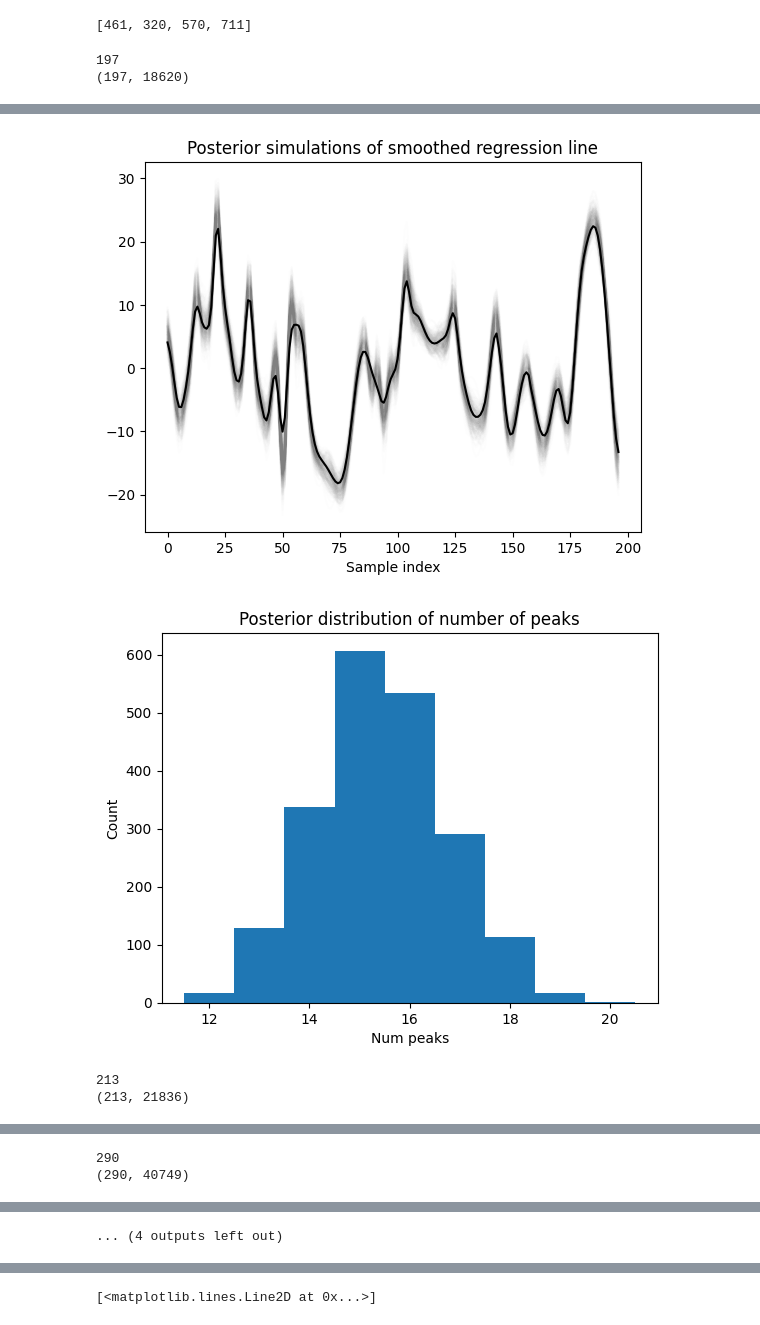
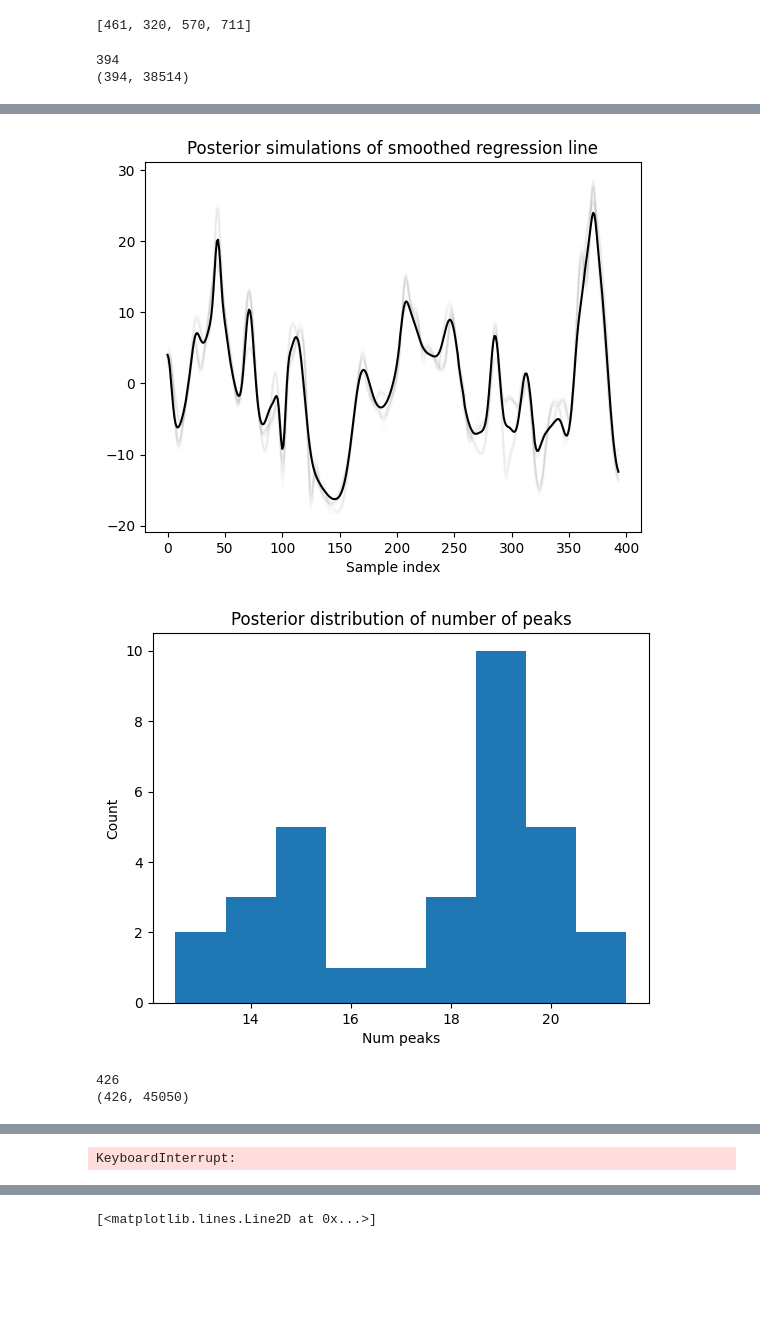
Before and after one commit to angus-lewis/SharkAgeEstimation, a Jupyter notebook: demo.ipynb, the cells around one changed output, grey strips where cells are left out. Cells and saved outputs as stored; diff of their text form; code cells hidden in the pictures; blank space fills up the shorter version.

```diff
--- a/demo.ipynb
+++ b/demo.ipynb
@@ -30,7 +30,7 @@ print(all_elements.head())
 [5 rows x 24 columns]
 # %%
 grey_values = pd.read_csv(data_grey_fn)
-grey_values = grey_values.iloc[::6]
+grey_values = grey_values.iloc[::4]
 print(grey_values)
 # %% [output]
       Distance_(pixels)  Gray_Value  new_pixel  case  cleaned_grey sex
@@ -70,16 +70,16 @@ for i in range(len(grey_array)):
                                      max_bands=max_age,
                                      mortality_rate=mortality_rate,
                                      max_corr=max_corr,
-                                     wavelets=(band_count.denoising.morlet4, band_count.denoising.ricker))
+                                     wavelets=(band_count.denoising.ricker,))
     print(counter.denoiser.dictionary.X.shape)
     # p = counter.plot(filter=False)
     # plt.show()
     p = counter.plot(filter=True)
     plt.show()
 
-    n_sim = 2048
+    n_sim = 32
     locs, counts, smootheds = counter.get_count_distribution(n_sim, True)
-    plt.plot(smootheds.T[:,1::8], color="grey", alpha=10/1000)
+    plt.plot(smootheds.T, color="grey", alpha=10/1000)
     plt.plot(counter.low_freq_smoothed.smoothed, color="black")
     plt.xlabel("Sample index")
     plt.title("Posterior simulations of smoothed regression line")
@@ -92,5 +92,5 @@ for i in range(len(grey_array)):
     plt.title("Posterior distribution of number of peaks")
     plt.show()
 # %% [output]
-197
-(197, 18620)
+394
+(394, 38514)
@@ -98,4 +98,4 @@ for i in range(len(grey_array)):
-[figure, old version]
+[figure, new version]
-[figure, old version]
+[figure, new version]
-213
-(213, 21836)
+426
+(426, 45050)
@@ -105,2 +103 @@ for i in range(len(grey_array)):
-290
-(290, 40749)
+KeyboardInterrupt:
@@ -110,2 +104 @@ for i in range(len(grey_array)):
-... (4 outputs left out)
 # %%
```
Also changed, not shown: parts of 3 cells of this notebook, 2 other files.
